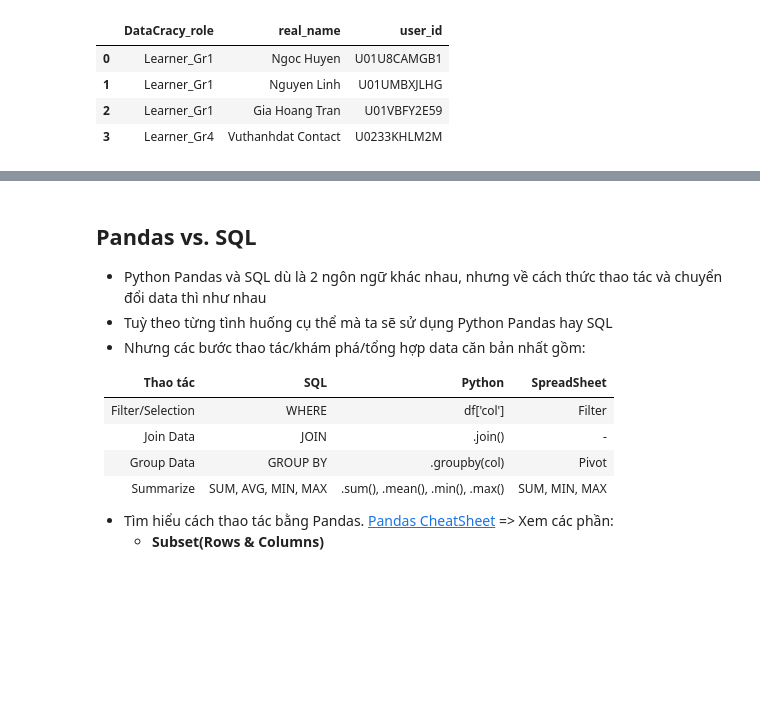
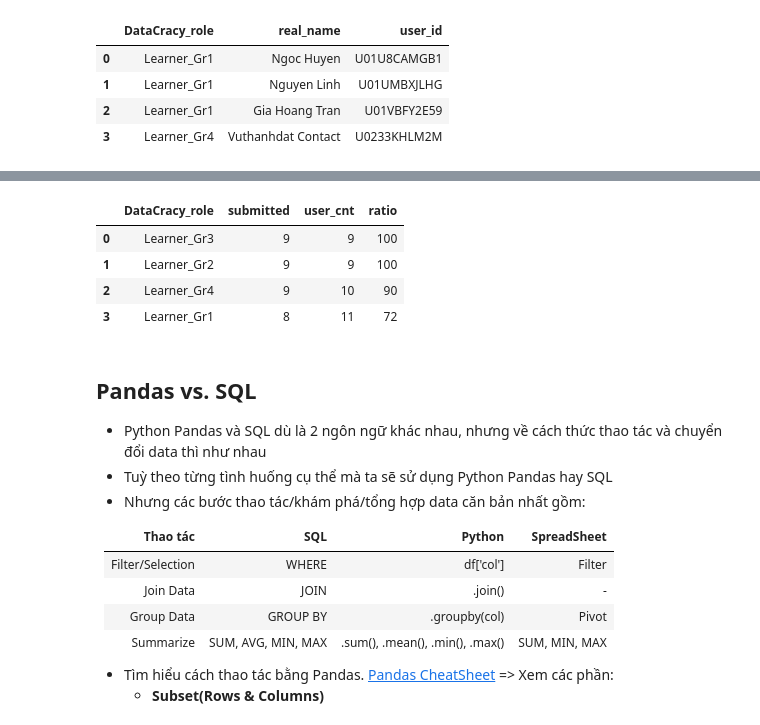
Before and after one commit to phamdinhtuan200382/atom-assignments, a Jupyter notebook: assignment_4/home_assignment_4.ipynb, the cells around one changed output, grey strips where cells are left out. Cells and saved outputs as stored; diff of their text form; code cells hidden in the pictures; blank space fills up the shorter version.

```diff
--- a/assignment_4/home_assignment_4.ipynb
+++ b/assignment_4/home_assignment_4.ipynb
@@ -936,3 +942,51 @@ con.execute(SQL_7).fetch_df()
+# %%
+# 7. Learners theo Group nào có tỷ lệ % hoàn thành bài tập cao nhất?
+SQL_7 = '''
+WITH user_sub AS
+(
+SELECT
+    DISTINCT t1.msg_id,
+    t1.user_id,
+    t3.DataCracy_role,
+    t2.channel_name,
+    t1.github_link
+FROM msg_df t1
+LEFT JOIN channel_df t2 ON t1.channel_id = t2.channel_id
+LEFT JOIN members_df t3 ON t1.user_id = t3.user_id
+WHERE t1.github_link IS NOT NULL
+AND t2.channel_name IN ('atom-assignment1','atom-assignment2','atom-assignment3')
+AND t3.DataCracy_role LIKE 'Learner%'
+),
+
+user_cnt AS
+(
+SELECT
+    DISTINCT DataCracy_role,
+    COUNT(user_id) AS user_cnt
+FROM members_df
+WHERE DataCracy_role LIKE 'Learner%'
+GROUP BY 1
+)
+
+SELECT
+    DISTINCT t1.DataCracy_role,
+    COUNT(DISTINCT t1.user_id) AS submitted,
+    t2.user_cnt,
+    COUNT(DISTINCT t1.user_id) *100 / t2.user_cnt AS ratio
+FROM user_sub t1
+LEFT JOIN user_cnt t2
+ON t1.DataCracy_role = t2.DataCracy_role
+GROUP BY 1,3
+ORDER BY 4 DESC
+'''
+
+con.execute(SQL_7).fetch_df()
+# %% [output]
+|  | DataCracy_role | submitted | user_cnt | ratio |
+| 0 | Learner_Gr3 | 9 | 9 | 100 |
+| 1 | Learner_Gr2 | 9 | 9 | 100 |
+| 2 | Learner_Gr4 | 9 | 10 | 90 |
+| 3 | Learner_Gr1 | 8 | 11 | 72 |
 # %% [markdown]
 ## Pandas vs. SQL
 * Python Pandas và SQL dù là 2 ngôn ngữ khác nhau, nhưng về cách thức thao tác và chuyển đổi data thì như nhau
```
Also changed, not shown: parts of 20 cells of this notebook.
